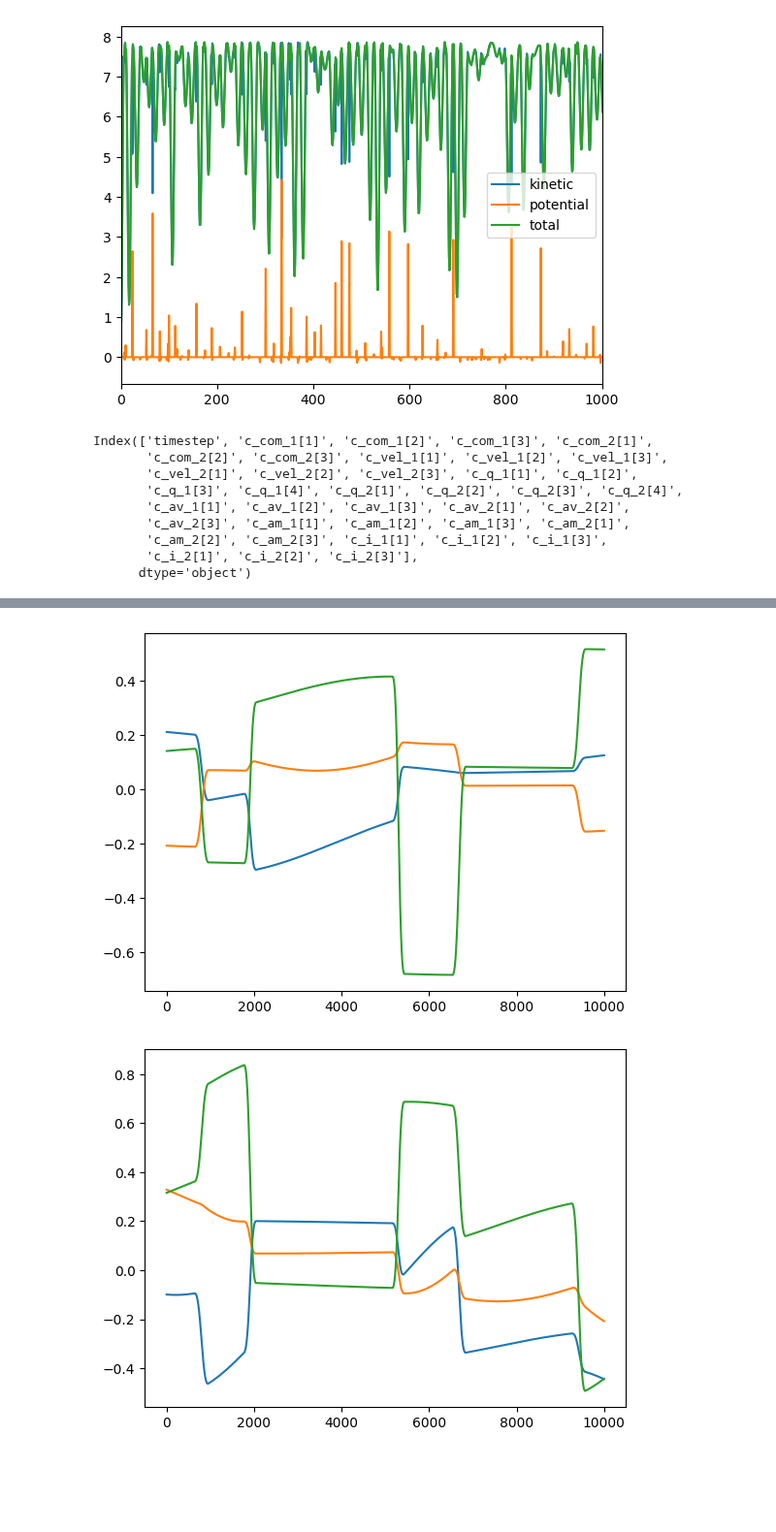
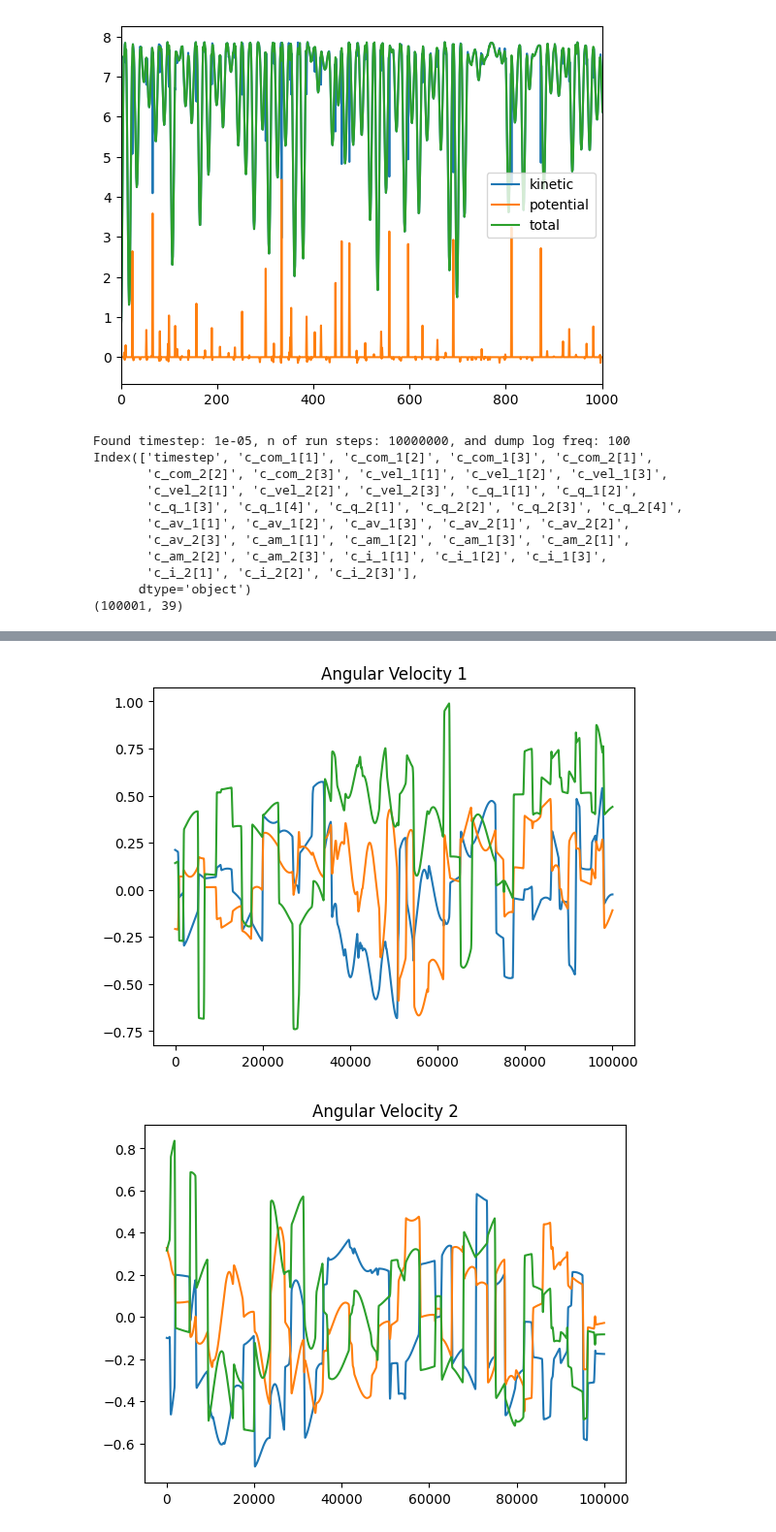
Before and after one commit to jakublala/coarsegrained-md-neural-ode, a Jupyter notebook: utils.ipynb, the cells around one changed output, grey strips where cells are left out. Shown at 97% size. Saved outputs shown, nothing was run; the diff lists cells and outputs as text; code cells hidden in the pictures; blank space fills up the shorter version.

```diff
--- a/utils.ipynb
+++ b/utils.ipynb
@@ -301,7 +301,9 @@ Breaking - likely reached last line of sim log: ['Loop', 'time', 'of', '219.559'
 # %%
 import pandas as pd
 import matplotlib.pyplot as plt
-
+from data.reader import Reader
+reader = Reader('dataset/trajectories/thesis/NVE-temp-0.5_K-3.96851711369462_r-2_s-5')
+_, _ = reader.read_reduced_traj(save=True)
 df = pd.read_csv('dataset/trajectories/thesis/NVE-temp-0.5_K-3.96851711369462_r-2_s-5-reduced_traj.csv')
 # df = pd.read_csv('dataset/smooth/NVE-temp-0.45_K-0.090702947845805_r-0_s-5-reduced_traj.csv')
 
@@ -309,6 +311,8 @@ print(df.columns)
 # get centre of mass position and velocity
 # com_pos = df.iloc[:, 1:7].values
 # com_vel = df.iloc[:, 7:7+6].values
+
+print(df.to_numpy().shape)
 
 quats = df.loc[:, ['c_q_1[1]', 'c_q_1[2]',
        'c_q_1[3]', 'c_q_1[4]', 'c_q_2[1]', 'c_q_2[2]', 'c_q_2[3]', 'c_q_2[4]']].values
@@ -321,7 +325,8 @@ angvels = df.loc[:, ['c_av_1[1]', 'c_av_1[2]', 'c_av_1[3]', 'c_av_2[1]', 'c_av_2
 # plt.plot(com_pos[:, 0])
 # plt.plot(com_pos[:, 1])
 # plt.plot(com_pos[:, 2])
-end_index = quats.shape[0] // 100
+end_index = quats.shape[0]
+plt.title('Quaternion 1')
 plt.plot(quats[:end_index, 0])
 plt.plot(quats[:end_index, 1])
 plt.plot(quats[:end_index, 2])
@@ -329,22 +334,26 @@ plt.plot(quats[:end_index, 3])
 plt.show()
 
 
+plt.title('Quaternion 2')
 plt.plot(quats[:end_index, 4])
 plt.plot(quats[:end_index, 5])
 plt.plot(quats[:end_index, 6])
 plt.plot(quats[:end_index, 7])
 plt.show()
 
+plt.title('Angular Velocity 1')
 plt.plot(angvels[:end_index, 0])
 plt.plot(angvels[:end_index, 1])
 plt.plot(angvels[:end_index, 2])
 plt.show()
 
+plt.title('Angular Velocity 2')
 plt.plot(angvels[:end_index, 3])
 plt.plot(angvels[:end_index, 4])
 plt.plot(angvels[:end_index, 5])
 plt.show()
 # %% [output]
+Found timestep: 1e-05, n of run steps: 10000000, and dump log freq: 100
 Index(['timestep', 'c_com_1[1]', 'c_com_1[2]', 'c_com_1[3]', 'c_com_2[1]',
        'c_com_2[2]', 'c_com_2[3]', 'c_vel_1[1]', 'c_vel_1[2]', 'c_vel_1[3]',
        'c_vel_2[1]', 'c_vel_2[2]', 'c_vel_2[3]', 'c_q_1[1]', 'c_q_1[2]',
@@ -354,3 +363,4 @@ Index(['timestep', 'c_com_1[1]', 'c_com_1[2]', 'c_com_1[3]', 'c_com_2[1]',
        'c_am_2[2]', 'c_am_2[3]', 'c_i_1[1]', 'c_i_1[2]', 'c_i_1[3]',
        'c_i_2[1]', 'c_i_2[2]', 'c_i_2[3]'],
       dtype='object')
+(100001, 39)
@@ -359,5 +369,5 @@ Index(['timestep', 'c_com_1[1]', 'c_com_1[2]', 'c_com_1[3]', 'c_com_2[1]',
-[figure, old version]
+[figure, new version]
-[figure, old version]
+[figure, new version]
 # %%
 import torch
 torch.cuda.empty_cache()
```
Also changed, not shown: parts of 3 cells of this notebook, 1 other file.
